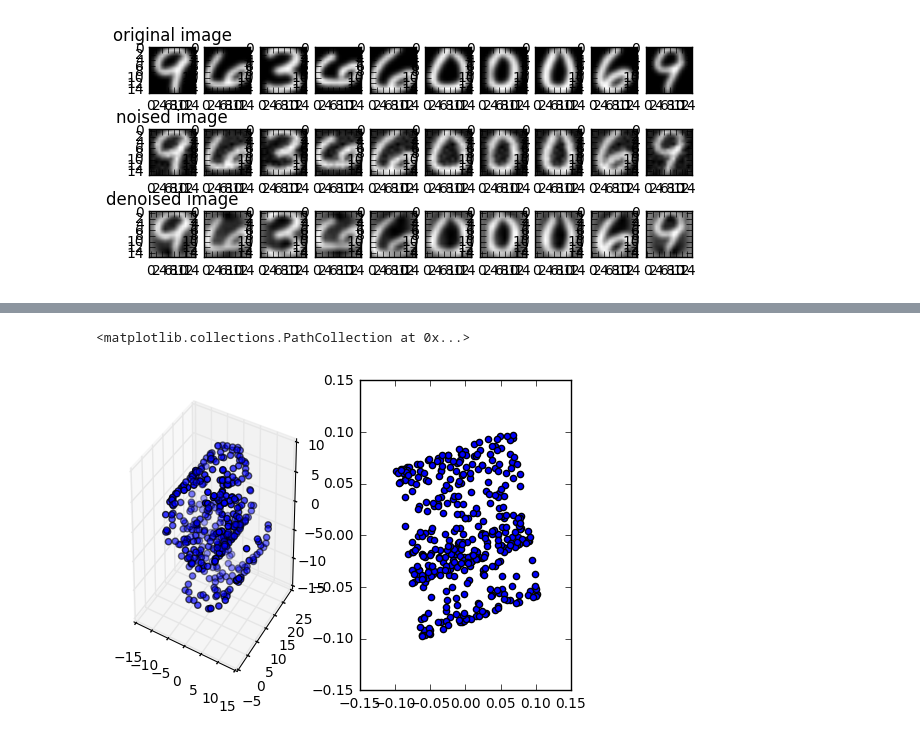
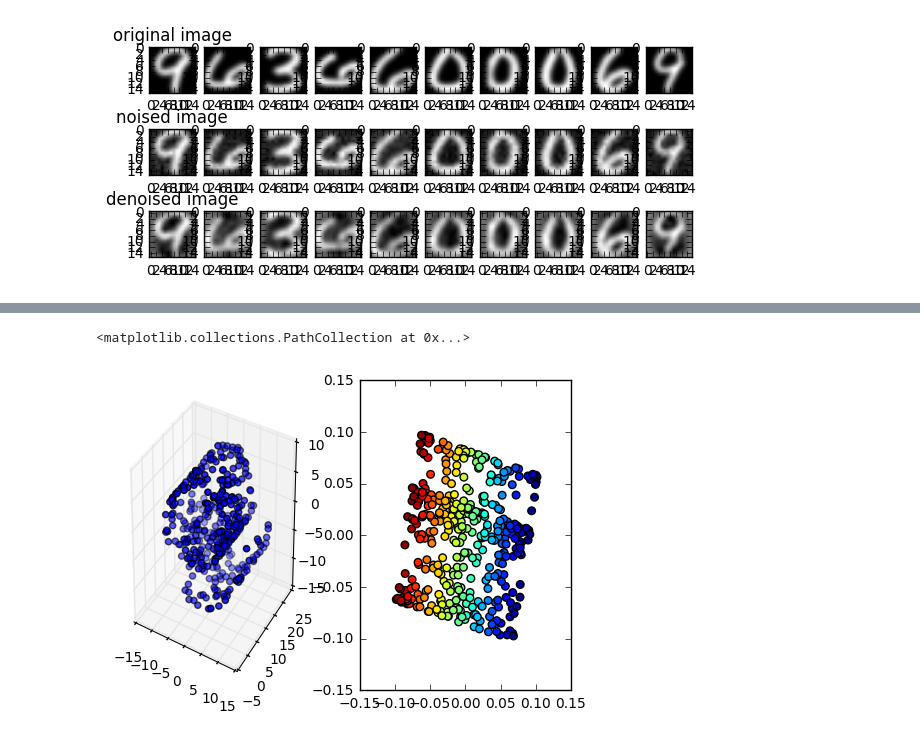
Before and after one commit to hirogit1002/ML_lab, a Jupyter notebook: 01/UB01-Copy2.ipynb, the cells around one changed output, grey strips where cells are left out. Cells and saved outputs as stored; diff of their text form; code cells hidden in the pictures.

```diff
--- a/01/UB01-Copy2.ipynb
+++ b/01/UB01-Copy2.ipynb
@@ -495,9 +466,13 @@ flatrole = np.load('flatroll_data.npz')
 
 fish = fisch['X']
 sr = swissrole['x_noisefree']
+Z = swissrole['z']
 fr = flatrole['Xflat']
+te = flatrole['true_embedding']
 print(fish.shape)
 print(sr.shape)
+print(fr.shape)
+print(te.shape)
 # %% [output]
 (3, 2000)
 (3, 400)
@@ -512,11 +518,11 @@ ax2d.scatter(fishlle[:,0], fishlle[:,1])
 # %%
-# 3D and 2D embedded plot of swissrole
+#3D and 2D embedded plot of swissrole
 fig = plt.figure()
-srlle = imp.lle(sr.T, m=2, tol=1e-4, n_rule='knn', k=8, epsilon=5.)
+srlle = imp.lle(sr.T, m=2, tol=1e-4, n_rule='knn', k=8, epsilon=0.1)
 ax = fig.add_subplot(121, projection='3d')
 ax.scatter(sr[0], sr[1], sr[2])
 ax2d = fig.add_subplot(122)
-ax2d.scatter(srlle[:,0], srlle[:,1])
+ax2d.scatter(srlle[:,0], srlle[:,1],30,Z.T[:, 1])
 # %% [output]
 <matplotlib.collections.PathCollection at 0x...>
-[figure, old version]
+[figure, new version]
```
Also changed, not shown: parts of 26 cells of this notebook, 20 other files.
